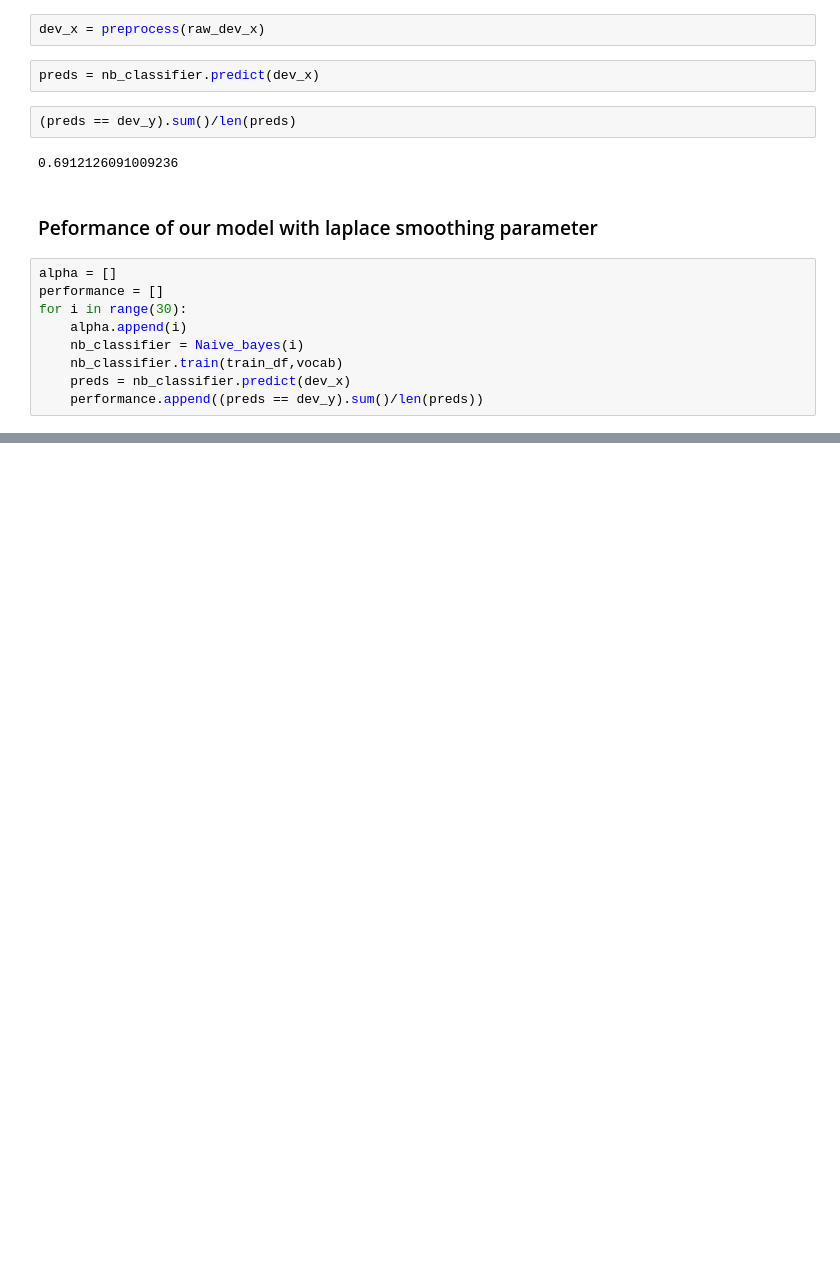
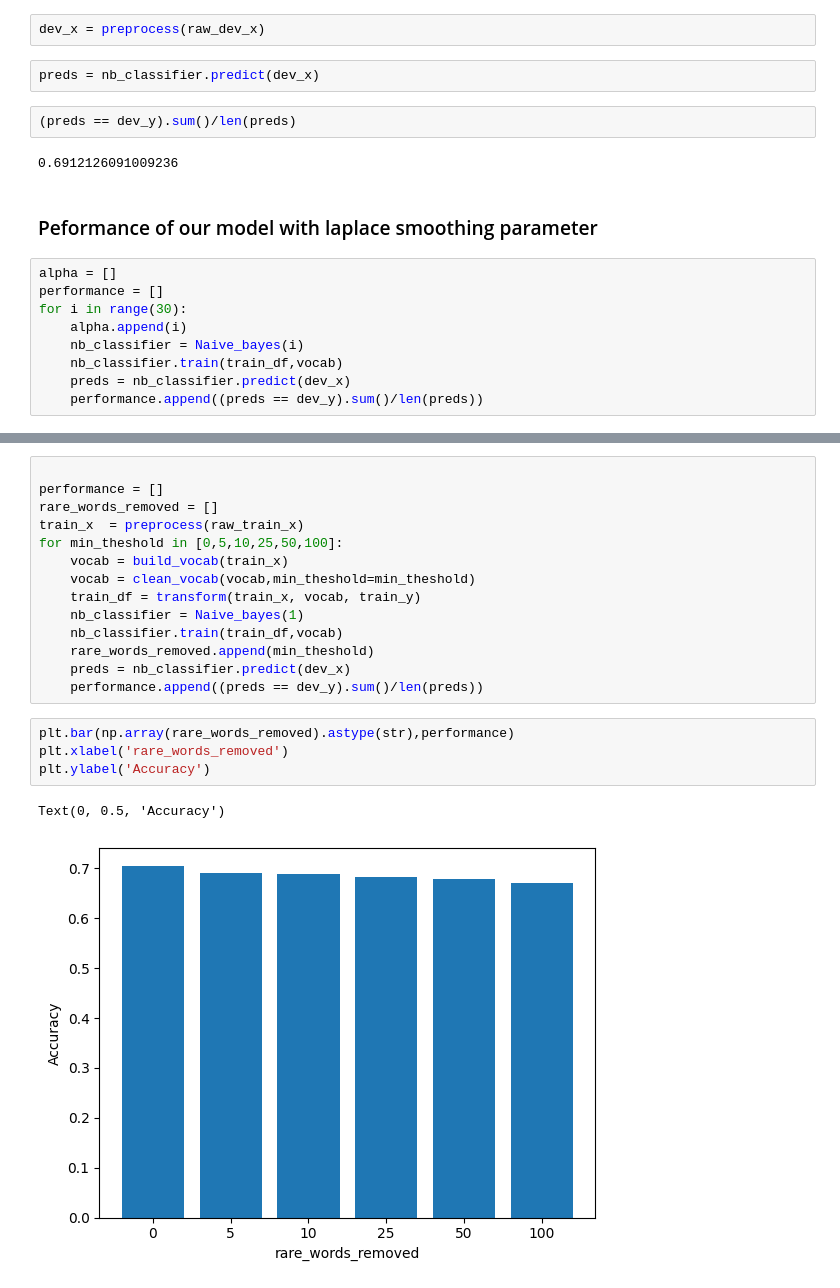
Before and after one commit to zzzhacker/Ford-text-classfication, a Jupyter notebook: TextClassification.ipynb, the cells around one changed output, grey strips where cells are left out. Saved outputs shown, nothing was run; the diff lists cells and outputs as text; blank space fills up the shorter version.

```diff
--- a/TextClassification.ipynb
+++ b/TextClassification.ipynb
@@ -156,0 +183,21 @@ plt.plot(alpha,performance)
+# %%
+
+performance = []
+rare_words_removed = []
+train_x  = preprocess(raw_train_x)
+for min_theshold in [0,5,10,25,50,100]:
+    vocab = build_vocab(train_x)
+    vocab = clean_vocab(vocab,min_theshold=min_theshold)
+    train_df = transform(train_x, vocab, train_y)
+    nb_classifier = Naive_bayes(1)
+    nb_classifier.train(train_df,vocab)
+    rare_words_removed.append(min_theshold)
+    preds = nb_classifier.predict(dev_x)
+    performance.append((preds == dev_y).sum()/len(preds))
+# %%
+plt.bar(np.array(rare_words_removed).astype(str),performance)
+plt.xlabel('rare_words_removed')
+plt.ylabel('Accuracy')
+# %% [output]
+Text(0, 0.5, 'Accuracy')
+[figure, added]
```
Also changed, not shown: parts of 11 cells of this notebook.
